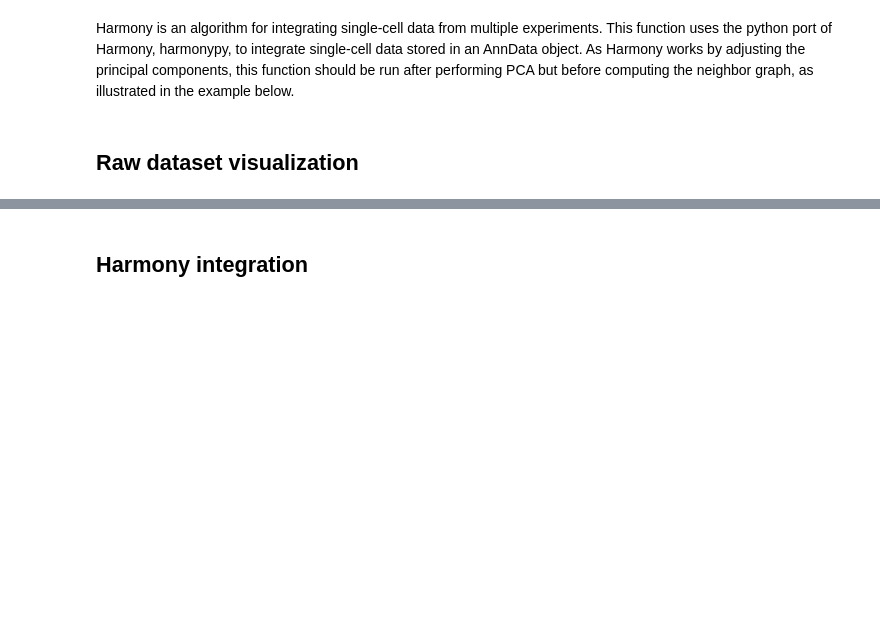
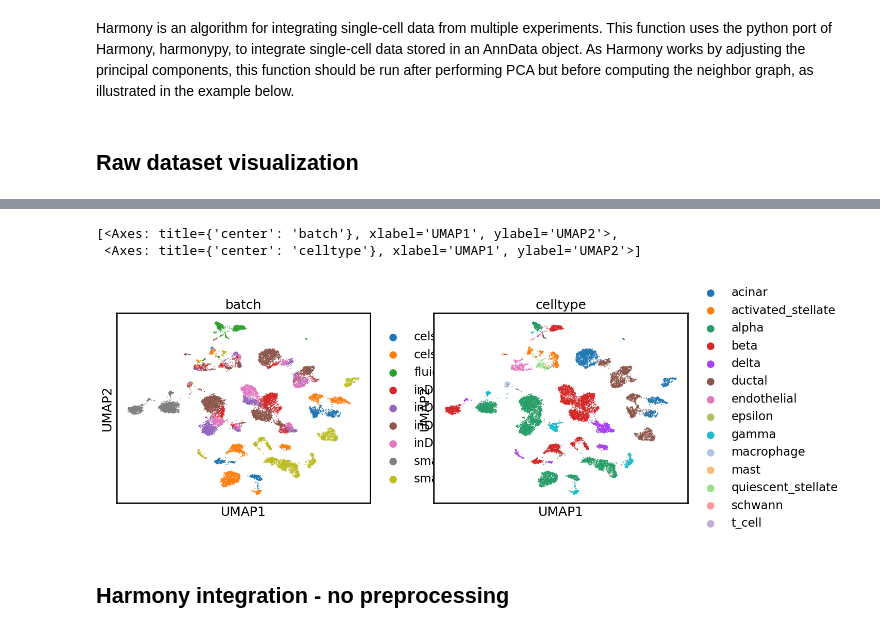
Before and after one commit to aleksstan96/Batch-Effect-Removal-Benchmarking, a Jupyter notebook: harmony/harmony_pytorch_pancreas.ipynb, the cells around one changed output, grey strips where cells are left out. Cells and saved outputs as stored; diff of their text form; code cells hidden in the pictures; blank space fills up the shorter version.

```diff
--- a/harmony/harmony_pytorch_pancreas.ipynb
+++ b/harmony/harmony_pytorch_pancreas.ipynb
@@ -60,2 +86,17 @@ sc.pl.umap(adata_copy,color=["batch","celltype"],show=False)
+# %%
+adata_copy=adata_raw.copy()
+sc.pp.normalize_total(adata_copy,target_sum=1e4)
+sc.pp.log1p(adata_copy)
+sc.pp.highly_variable_genes(adata_copy,n_top_genes=2000)
+sc.pp.scale(adata_copy)
+sc.tl.pca(adata_copy)
+adata_harmony_ready = adata_copy
+sc.pp.neighbors(adata_copy)
+sc.tl.umap(adata_copy)
+sc.pl.umap(adata_copy,color=["batch","celltype"],show=False)
+# %% [output]
+[<Axes: title={'center': 'batch'}, xlabel='UMAP1', ylabel='UMAP2'>,
+ <Axes: title={'center': 'celltype'}, xlabel='UMAP1', ylabel='UMAP2'>]
+[figure, added]
 # %% [markdown]
-## Harmony integration
+## Harmony integration - no preprocessing
```
Also changed, not shown: parts of 37 cells of this notebook, 8 other files.
